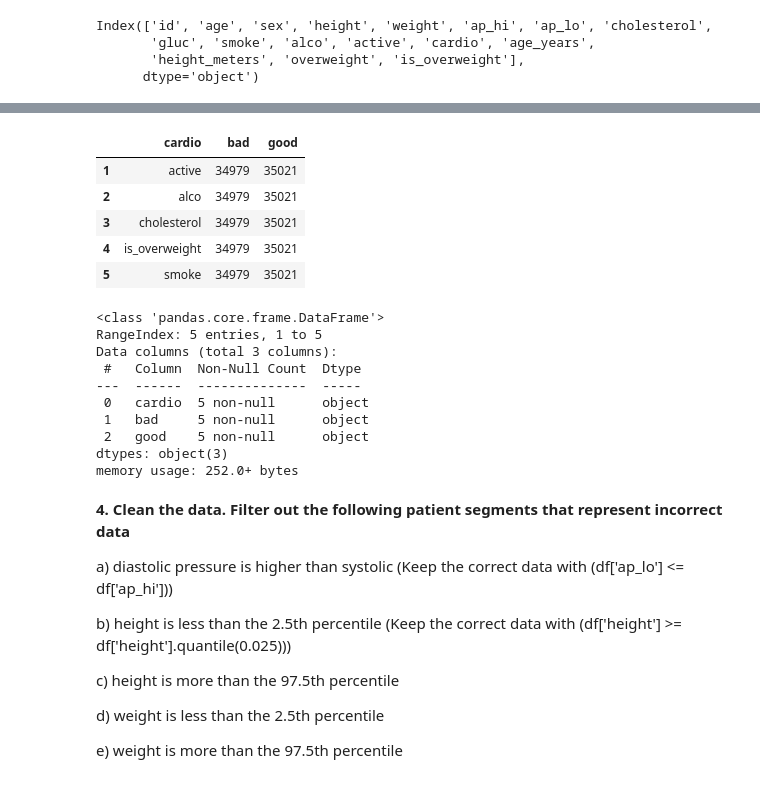
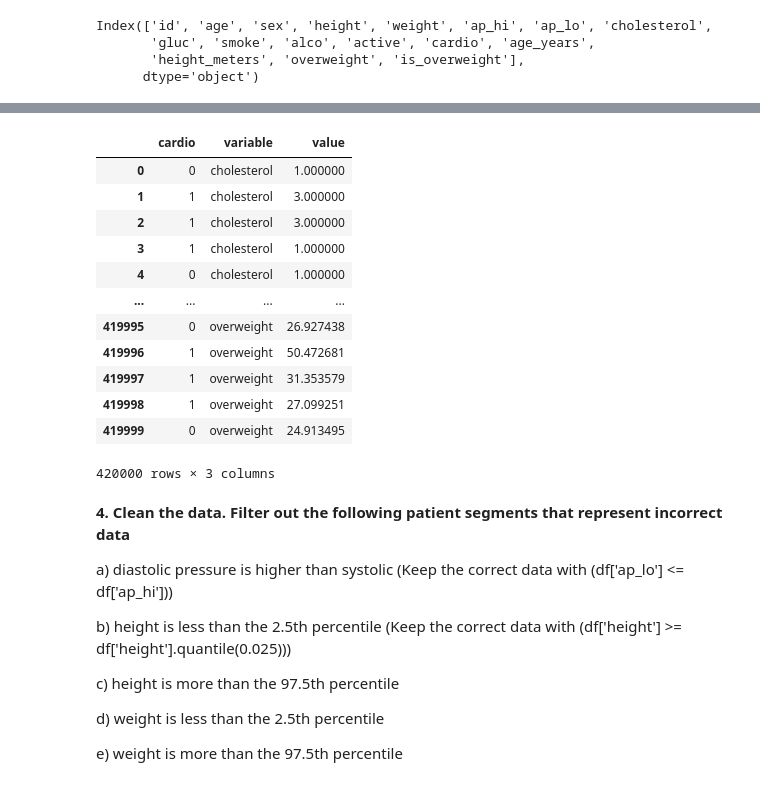
Before and after one commit to FranciniSantana/data-analysis-python-FreeCodeCamp, a Jupyter notebook: Projeto_Medical_Data_Visualizer.ipynb, the cells around one changed output, grey strips where cells are left out. Drawn from its saved outputs; the diff is of its cells as text; code cells hidden in the pictures.

```diff
--- a/Projeto_Medical_Data_Visualizer.ipynb
+++ b/Projeto_Medical_Data_Visualizer.ipynb
@@ -318,27 +281,21 @@ df_grouped2 = df_grouped.transpose().reset_index()
-# %%
-df_grouped2.columns = df_grouped2.iloc[0]
-df_grouped2 = df_grouped2.iloc[1:]
-df_grouped2
-# %% [output]
-|  | cardio | bad | good |
-| 1 | active | 34979 | 35021 |
-| 2 | alco | 34979 | 35021 |
-| 3 | cholesterol | 34979 | 35021 |
-| 4 | is_overweight | 34979 | 35021 |
-| 5 | smoke | 34979 | 35021 |
-# %%
-df_grouped2.info()
-# %% [output]
-<class 'pandas.core.frame.DataFrame'>
-RangeIndex: 5 entries, 1 to 5
-Data columns (total 3 columns):
- #   Column  Non-Null Count  Dtype
----  ------  --------------  -----
- 0   cardio  5 non-null      object
- 1   bad     5 non-null      object
- 2   good    5 non-null      object
-dtypes: object(3)
-memory usage: 252.0+ bytes
+# %%
+df_convert = pd.melt(df, id_vars = 'cardio', value_vars = ['cholesterol', 'gluc', 'smoke',
+                                    'alco', 'active', 'overweight']) #  Convert the data into long format
+df_convert
+# %% [output]
+|  | cardio | variable | value |
+| 0 | 0 | cholesterol | 1.000000 |
+| 1 | 1 | cholesterol | 3.000000 |
+| 2 | 1 | cholesterol | 3.000000 |
+| 3 | 1 | cholesterol | 1.000000 |
+| 4 | 0 | cholesterol | 1.000000 |
+| ... | ... | ... | ... |
+| 419995 | 0 | overweight | 26.927438 |
+| 419996 | 1 | overweight | 50.472681 |
+| 419997 | 1 | overweight | 31.353579 |
+| 419998 | 1 | overweight | 27.099251 |
+| 419999 | 0 | overweight | 24.913495 |
+420000 rows × 3 columns
 # %% [markdown]
 **4. Clean the data. Filter out the following patient segments that represent incorrect data**
 
```
Also changed, not shown: parts of 14 cells of this notebook.
